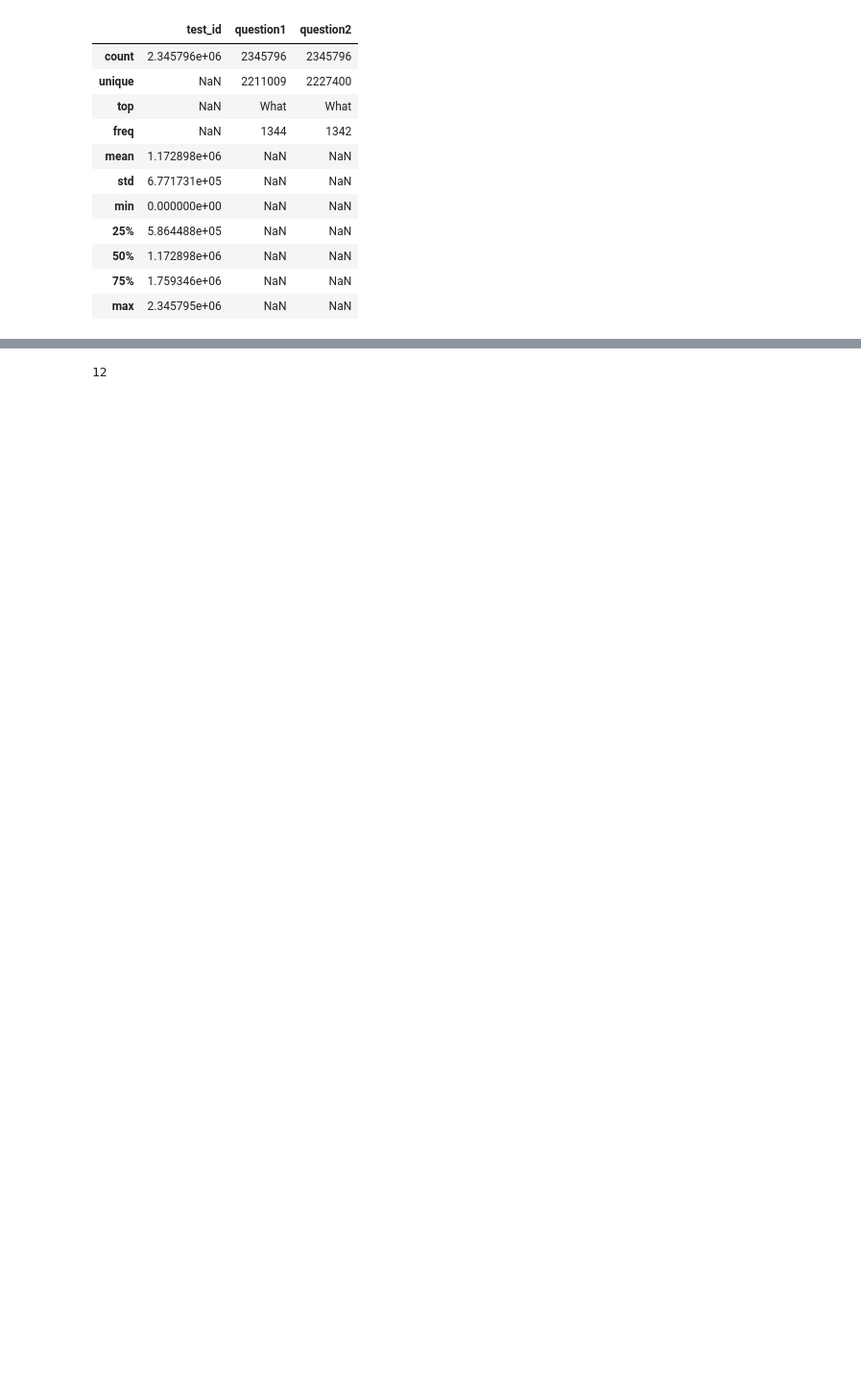
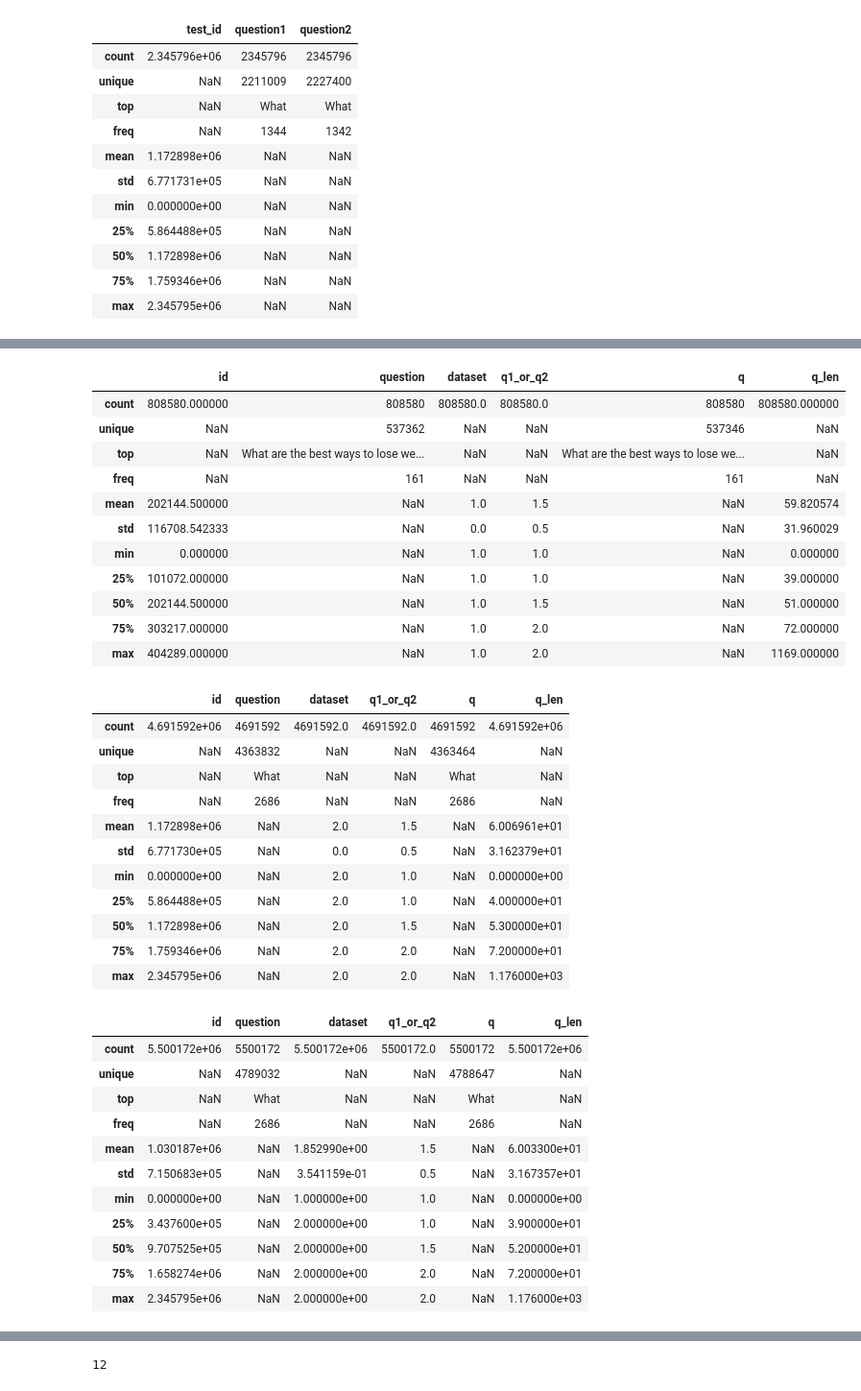
Before and after one commit to bwputman/266-project, a Jupyter notebook: EDA-p3v2.ipynb, the cells around one changed output, grey strips where cells are left out. Shown at 96% size. Cells and saved outputs as stored; diff of their text form; code cells hidden in the pictures; blank space fills up the shorter version.

```diff
--- a/EDA-p3v2.ipynb
+++ b/EDA-p3v2.ipynb
@@ -156,0 +228,42 @@ testing_data.describe(include='all')
+# %%
+df_all.query("dataset == 1").describe(include='all')
+df_all.query("dataset == 2").describe(include='all')
+df_all.describe(include='all')
+df_all.query("q_len == 0")
+# %% [output]
+|  | id | question | dataset | q1_or_q2 | q | q_len |
+| count | 808580.000000 | 808580 | 808580.0 | 808580.0 | 808580 | 808580.000000 |
+| unique | NaN | 537362 | NaN | NaN | 537346 | NaN |
+| top | NaN | What are the best ways to lose we... | NaN | NaN | What are the best ways to lose we... | NaN |
+| freq | NaN | 161 | NaN | NaN | 161 | NaN |
+| mean | 202144.500000 | NaN | 1.0 | 1.5 | NaN | 59.820574 |
+| std | 116708.542333 | NaN | 0.0 | 0.5 | NaN | 31.960029 |
+| min | 0.000000 | NaN | 1.0 | 1.0 | NaN | 0.000000 |
+| 25% | 101072.000000 | NaN | 1.0 | 1.0 | NaN | 39.000000 |
+| 50% | 202144.500000 | NaN | 1.0 | 1.5 | NaN | 51.000000 |
+| 75% | 303217.000000 | NaN | 1.0 | 2.0 | NaN | 72.000000 |
+| max | 404289.000000 | NaN | 1.0 | 2.0 | NaN | 1169.000000 |
+|  | id | question | dataset | q1_or_q2 | q | q_len |
+| count | 4.691592e+06 | 4691592 | 4691592.0 | 4691592.0 | 4691592 | 4.691592e+06 |
+| unique | NaN | 4363832 | NaN | NaN | 4363464 | NaN |
+| top | NaN | What | NaN | NaN | What | NaN |
+| freq | NaN | 2686 | NaN | NaN | 2686 | NaN |
+| mean | 1.172898e+06 | NaN | 2.0 | 1.5 | NaN | 6.006961e+01 |
+| std | 6.771730e+05 | NaN | 0.0 | 0.5 | NaN | 3.162379e+01 |
+| min | 0.000000e+00 | NaN | 2.0 | 1.0 | NaN | 0.000000e+00 |
+| 25% | 5.864488e+05 | NaN | 2.0 | 1.0 | NaN | 4.000000e+01 |
+| 50% | 1.172898e+06 | NaN | 2.0 | 1.5 | NaN | 5.300000e+01 |
+| 75% | 1.759346e+06 | NaN | 2.0 | 2.0 | NaN | 7.200000e+01 |
+| max | 2.345795e+06 | NaN | 2.0 | 2.0 | NaN | 1.176000e+03 |
+|  | id | question | dataset | q1_or_q2 | q | q_len |
+| count | 5.500172e+06 | 5500172 | 5.500172e+06 | 5500172.0 | 5500172 | 5.500172e+06 |
+| unique | NaN | 4789032 | NaN | NaN | 4788647 | NaN |
+| top | NaN | What | NaN | NaN | What | NaN |
+| freq | NaN | 2686 | NaN | NaN | 2686 | NaN |
+| mean | 1.030187e+06 | NaN | 1.852990e+00 | 1.5 | NaN | 6.003300e+01 |
+| std | 7.150683e+05 | NaN | 3.541159e-01 | 0.5 | NaN | 3.167357e+01 |
+| min | 0.000000e+00 | NaN | 1.000000e+00 | 1.0 | NaN | 0.000000e+00 |
+| 25% | 3.437600e+05 | NaN | 2.000000e+00 | 1.0 | NaN | 3.900000e+01 |
+| 50% | 9.707525e+05 | NaN | 2.000000e+00 | 1.5 | NaN | 5.200000e+01 |
+| 75% | 1.658274e+06 | NaN | 2.000000e+00 | 2.0 | NaN | 7.200000e+01 |
+| max | 2.345795e+06 | NaN | 2.000000e+00 | 2.0 | NaN | 1.176000e+03 |
```
Also changed, not shown: parts of 45 cells of this notebook.
